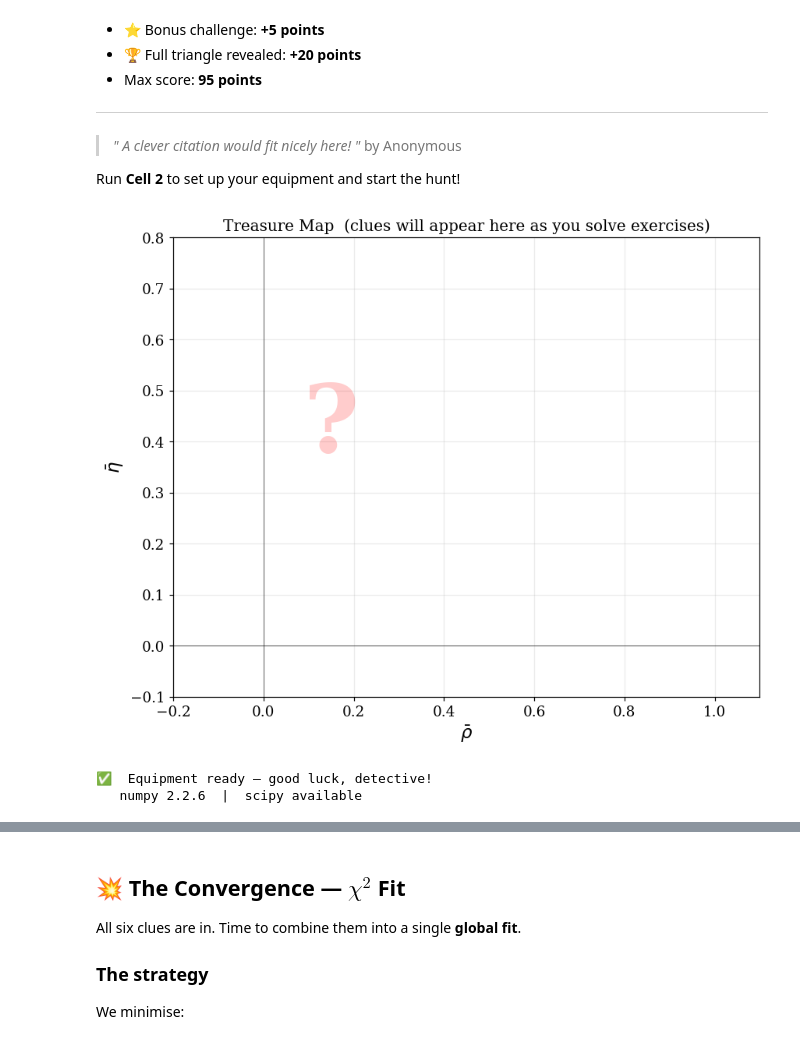
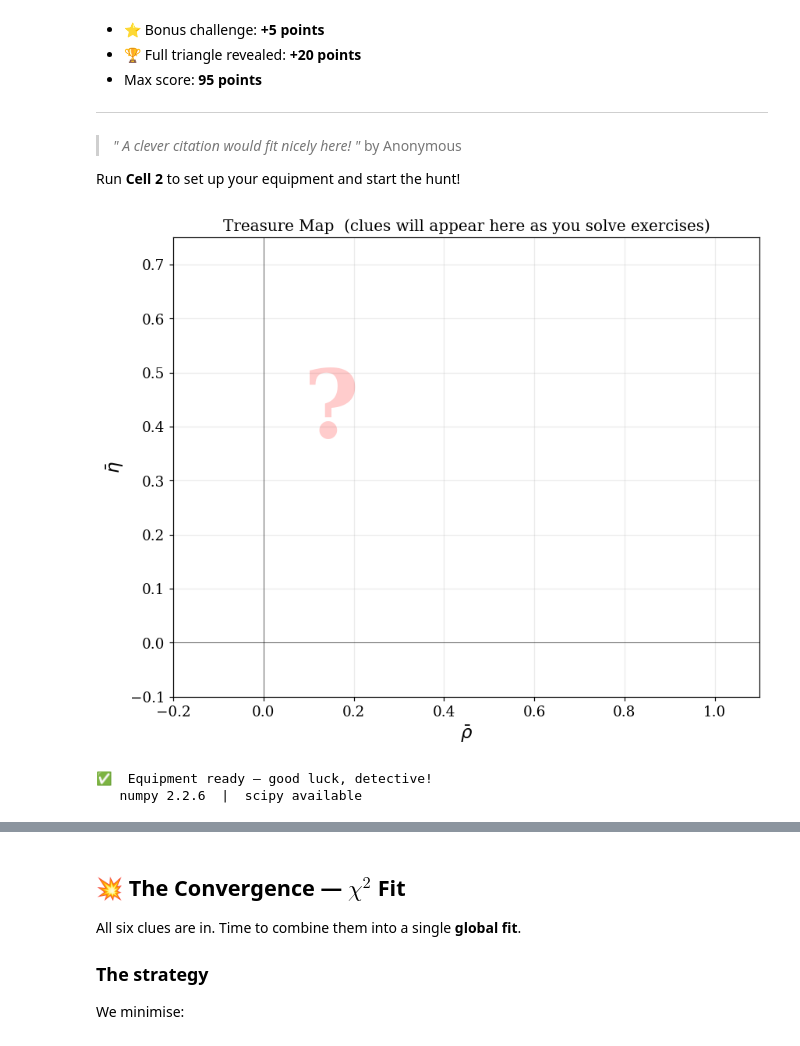
Before and after one commit to flavio-archilli/ckm_hunt, a Jupyter notebook: fortytwo.ipynb, the cells around one changed output, grey strips where cells are left out. Cells and saved outputs as stored; diff of their text form; code cells hidden in the pictures.

```diff
--- a/fortytwo.ipynb
+++ b/fortytwo.ipynb
@@ -89,7 +89,7 @@ hunt = TreasureHunt()
 
 # ── Live treasure map ────────────────────────────────────────
 RHO_LIM = (-0.20, 1.1)
-ETA_LIM = (-0.10, 0.8)
+ETA_LIM = (-0.10, 0.75)
 
 _rho_v = np.linspace(*RHO_LIM, 300)
 _eta_v = np.linspace(*ETA_LIM, 300)
@@ -99,34 +99,34 @@ def show_map(title="🗺️  Treasure Map", new=True):
     """Re-draw the accumulating treasure map."""
     fig, ax = plt.subplots(figsize=(8, 6.5))
     ax.set_xlim(*RHO_LIM); ax.set_ylim(*ETA_LIM)
     ax.set_xlabel(r'$\bar{\rho}$', fontsize=15)
     ax.set_ylabel(r'$\bar{\eta}$', fontsize=15)
     ax.set_title(title, fontsize=13)
     ax.grid(True, alpha=0.25)
     ax.axhline(0, color='k', lw=0.4)
     ax.axvline(0, color='k', lw=0.4)
     # watermark
     ax.text(0.15, 0.38, "?", fontsize=80, alpha=0.20, ha='center',
             color='red', fontweight='bold')
     legend_handles = []
     for name, (fn, val, err, col) in hunt._bands.items():
         F = np.vectorize(fn)(RHO_G, ETA_G)
         mask = np.abs(F - val) < err
         ax.contourf(RHO_G, ETA_G, mask.astype(float),
                     levels=[0.5, 1.5], colors=[col], alpha=0.30)
         ax.contour(RHO_G, ETA_G, F, levels=[val],
                    colors=[col], linewidths=1.6, linestyles='--')
         legend_handles.append(
             mpatches.Patch(facecolor=col, alpha=0.5, label=name))
     if legend_handles:
         ax.legend(handles=legend_handles, loc='upper right', fontsize=10)
     plt.tight_layout(); plt.show()
 
 show_map("Treasure Map  (clues will appear here as you solve exercises)")
 print("✅  Equipment ready — good luck, detective!")
 print(f"   numpy {np.__version__}  |  scipy available")
 # %% [output]
-[figure, old version]
+[figure, new version]
 ✅  Equipment ready — good luck, detective!
    numpy 2.2.6  |  scipy available
 # %% [markdown]
```
Also changed, not shown: parts of 26 cells of this notebook, 1 other file.
